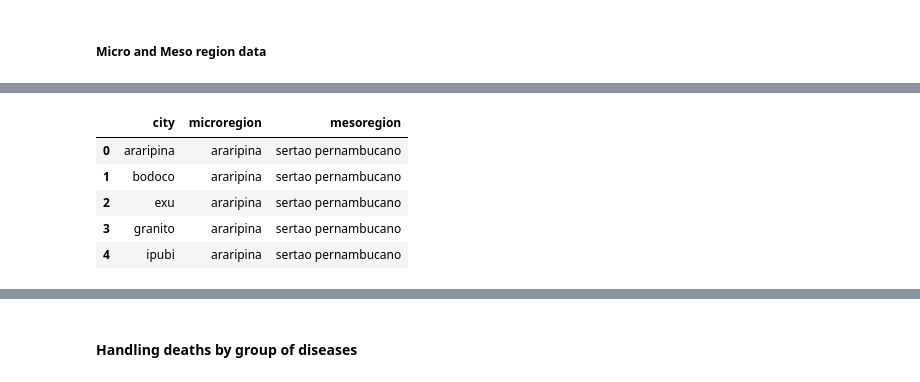
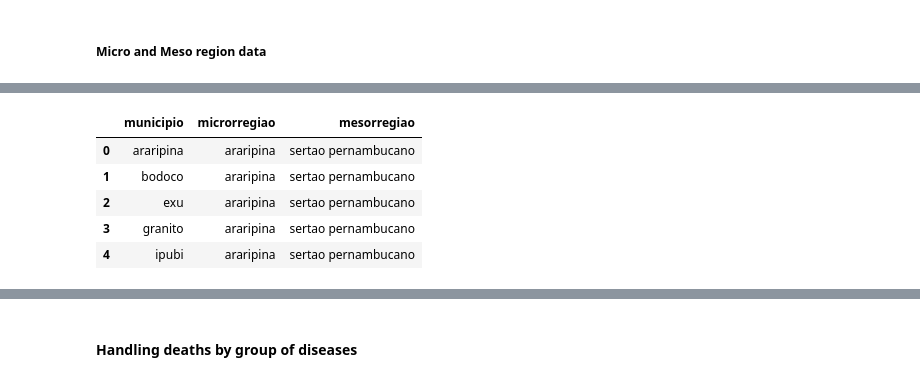
Before and after one commit to yvesemmanuel/pernambuco_health_analysis, a Jupyter notebook: data_handling.ipynb, the cells around one changed output, grey strips where cells are left out. Cells and saved outputs as stored; diff of their text form; code cells hidden in the pictures.

```diff
--- a/data_handling.ipynb
+++ b/data_handling.ipynb
@@ -68,14 +108,8 @@ df_region.head()
 # %%
-df_micro_regions = pd.read_csv('./data/raw/MunicipiosMicrorregiaoMesorregiPE.csv')
 df_micro_regions = df_micro_regions.applymap(lambda x: unidecode(x).lower())
-df_micro_regions = df_micro_regions.rename(columns={
-    'municipio': 'city',
-    'microrregiao': 'microregion',
-    'mesorregiao': 'mesoregion'
-})
 df_micro_regions.head()
 # %% [output]
-|  | city | microregion | mesoregion |
+|  | municipio | microrregiao | mesorregiao |
 | 0 | araripina | araripina | sertao pernambucano |
 | 1 | bodoco | araripina | sertao pernambucano |
 | 2 | exu | araripina | sertao pernambucano |
```
Also changed, not shown: parts of 63 cells of this notebook, 25 other files.
